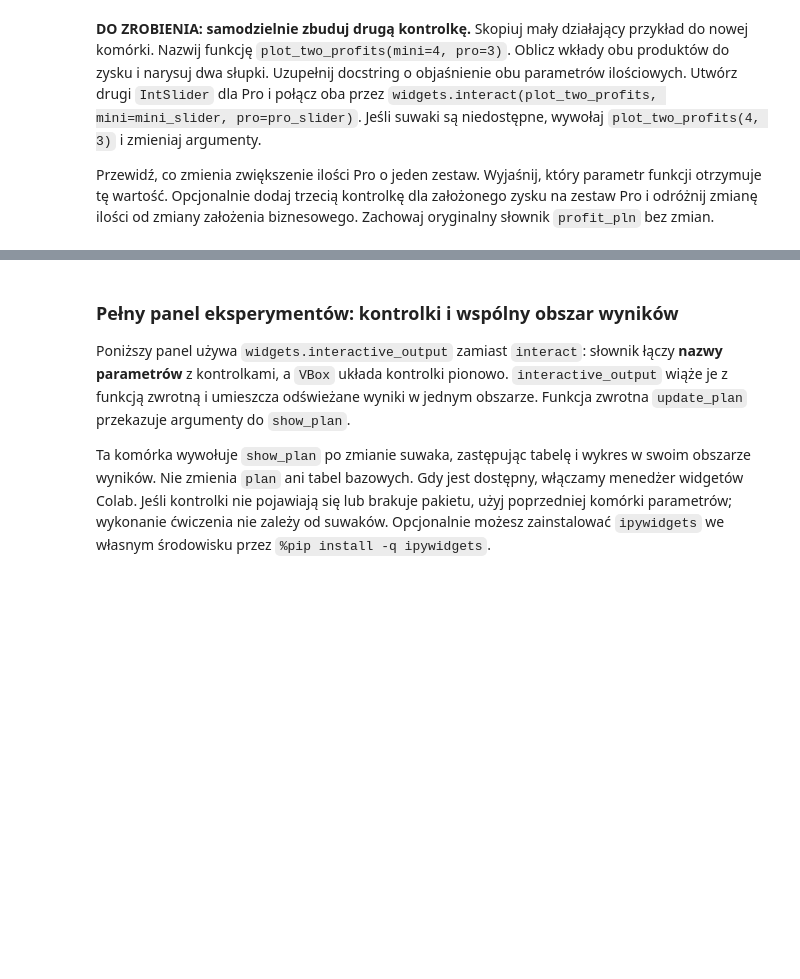
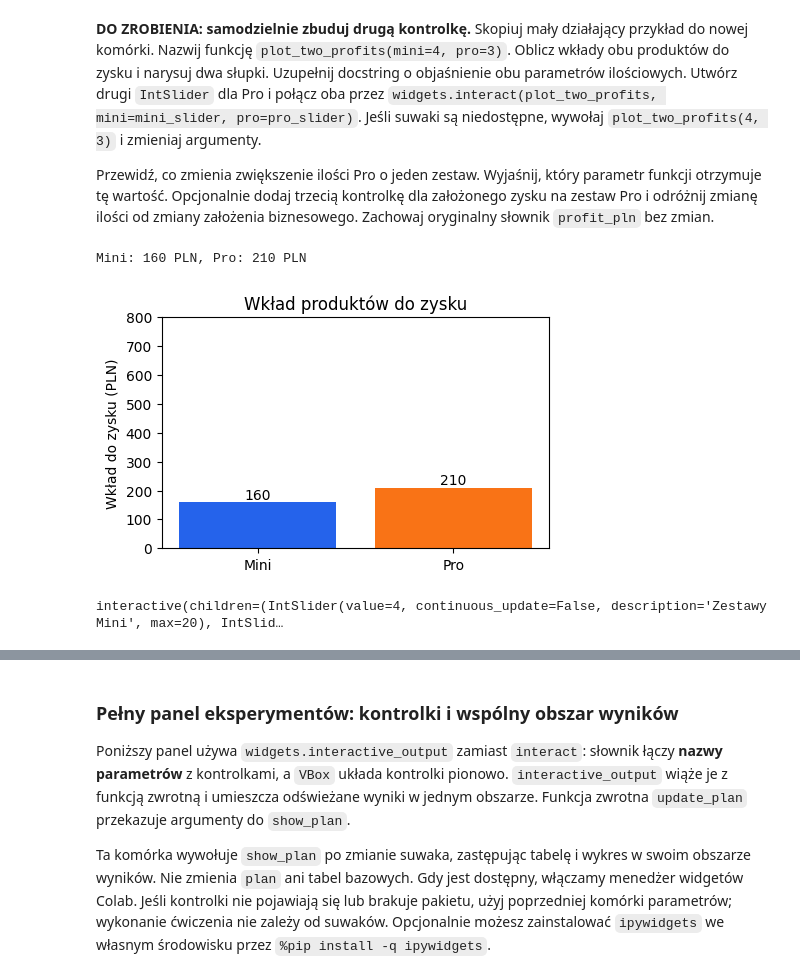
Before and after one commit to piotr-kozulak/missip, a Jupyter notebook: pl/lab_auto_0.ipynb, the cells around one changed output, grey strips where cells are left out. Saved outputs shown, nothing was run; the diff lists cells and outputs as text; code cells hidden in the pictures; blank space fills up the shorter version.

```diff
--- a/pl/lab_auto_0.ipynb
+++ b/pl/lab_auto_0.ipynb
@@ -601,3 +603,37 @@ else:
 **DO ZROBIENIA: samodzielnie zbuduj drugą kontrolkę.** Skopiuj mały działający przykład do nowej komórki. Nazwij funkcję `plot_two_profits(mini=4, pro=3)`. Oblicz wkłady obu produktów do zysku i narysuj dwa słupki. Uzupełnij docstring o objaśnienie obu parametrów ilościowych. Utwórz drugi `IntSlider` dla Pro i połącz oba przez `widgets.interact(plot_two_profits, mini=mini_slider, pro=pro_slider)`. Jeśli suwaki są niedostępne, wywołaj `plot_two_profits(4, 3)` i zmieniaj argumenty.
 
 Przewidź, co zmienia zwiększenie ilości Pro o jeden zestaw. Wyjaśnij, który parametr funkcji otrzymuje tę wartość. Opcjonalnie dodaj trzecią kontrolkę dla założonego zysku na zestaw Pro i odróżnij zmianę ilości od zmiany założenia biznesowego. Zachowaj oryginalny słownik `profit_pln` bez zmian.
+# %%
+def plot_two_profits(mini=4, pro=3, pro_profit=70):
+    """Narysuj wkłady Mini i Pro do zysku (dwa słupki).
+
+    Argumenty:
+        mini: Liczba zestawów Mini (szt.); domyślnie 4.
+        pro: Liczba zestawów Pro (szt.); domyślnie 3.
+        pro_profit: Założony zysk na zestaw Pro (PLN); domyślnie 70.
+            To założenie biznesowe, nie decyzja. profit_pln nie jest zmieniany.
+    """
+    contributions = [profit_pln["Mini"] * mini, pro_profit * pro]
+    print(f"Mini: {contributions[0]} PLN, Pro: {contributions[1]} PLN")
+    fig, ax = plt.subplots(figsize=(5, 3))
+    bars = ax.bar(["Mini", "Pro"], contributions, color=["#2563eb", "#f97316"])
+    ax.bar_label(bars, fmt="%.0f")
+    ax.set(title="Wkład produktów do zysku", ylabel="Wkład do zysku (PLN)",
+           ylim=(0, max(800, max(contributions) * 1.2)))
+    plt.show()
+
+plot_two_profits(4, 3)   # działa zawsze, także bez suwaków
+
+try:
+    import ipywidgets as widgets
+except ImportError:
+    print("Suwaki niedostępne, wywołuj plot_two_profits(mini, pro).")
+else:
+    mini_slider = widgets.IntSlider(value=4, min=0, max=20, description="Zestawy Mini", continuous_update=False)
+    pro_slider = widgets.IntSlider(value=3, min=0, max=12, description="Zestawy Pro", continuous_update=False)
+    pro_profit_slider = widgets.IntSlider(value=70, min=40, max=120, description="Zysk Pro", continuous_update=False)
+    widgets.interact(plot_two_profits, mini=mini_slider, pro=pro_slider, pro_profit=pro_profit_slider)
+# %% [output]
+Mini: 160 PLN, Pro: 210 PLN
+[figure, added]
+interactive(children=(IntSlider(value=4, continuous_update=False, description='Zestawy Mini', max=20), IntSlid…
```
Also changed, not shown: parts of 12 cells of this notebook.
